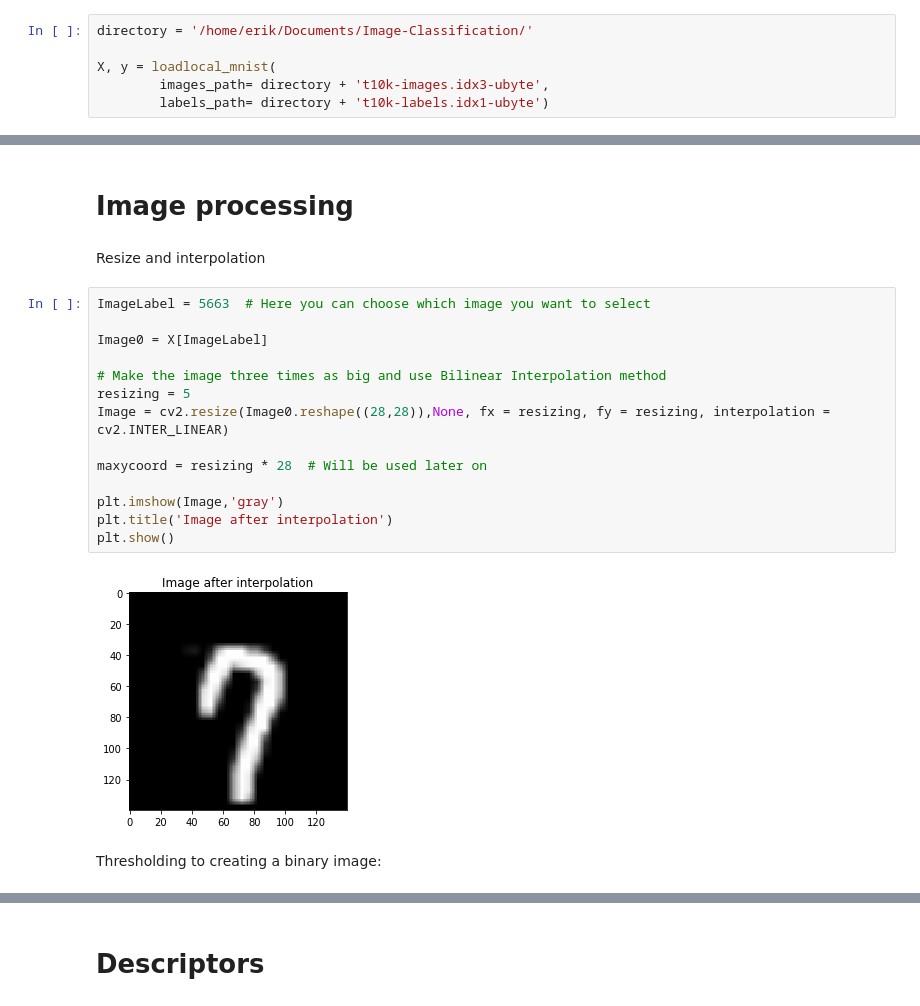
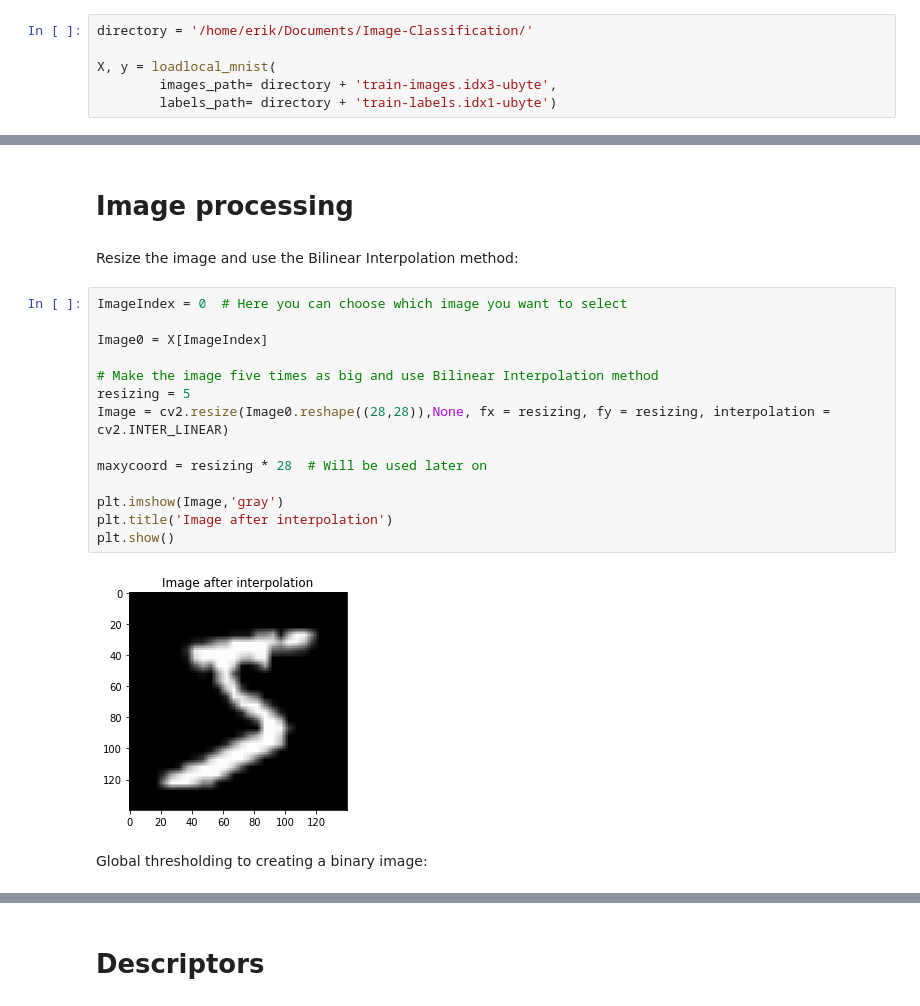
Before and after one commit to erikjan22/Image-Classification, a Jupyter notebook: DigitClassifierDemo.ipynb, the cells around one changed output, grey strips where cells are left out. Saved outputs shown, nothing was run; the diff lists cells and outputs as text.

```diff
--- a/DigitClassifierDemo.ipynb
+++ b/DigitClassifierDemo.ipynb
@@ -10,6 +18,6 @@ Select the MNIST training dataset
 directory = '/home/erik/Documents/Image-Classification/'
 
 X, y = loadlocal_mnist(
-        images_path= directory + 't10k-images.idx3-ubyte',
-        labels_path= directory + 't10k-labels.idx1-ubyte')
+        images_path= directory + 'train-images.idx3-ubyte',
+        labels_path= directory + 'train-labels.idx1-ubyte')
 # %%
@@ -57,25 +58,25 @@ Index of image: 5, Label of image: 2
 # %% [markdown]
 # Image processing
-# %% [markdown]
-Resize and interpolation
+# %% [markdown]
+Resize the image and use the Bilinear Interpolation method:
 # %%
-ImageLabel = 5663  # Here you can choose which image you want to select
+ImageIndex = 0  # Here you can choose which image you want to select
 
-Image0 = X[ImageLabel]
+Image0 = X[ImageIndex]
 
-# Make the image three times as big and use Bilinear Interpolation method
+# Make the image five times as big and use Bilinear Interpolation method
 resizing = 5
 Image = cv2.resize(Image0.reshape((28,28)),None, fx = resizing, fy = resizing, interpolation = cv2.INTER_LINEAR)
 
 maxycoord = resizing * 28  # Will be used later on
 
 plt.imshow(Image,'gray')
 plt.title('Image after interpolation')
 plt.show()
 # %% [output]
-[figure, old version]
+[figure, new version]
 # %% [markdown]
-Thresholding to creating a binary image:
+Global thresholding to creating a binary image:
 # %%
 tvalue = statistics.mean(Image0)  # For the threshold value I'm using the mean of the pixel values
 maxvalue = max(Image0)            # The maximum value present in the image
```
Also changed, not shown: parts of 15 cells of this notebook, 1 other file.
